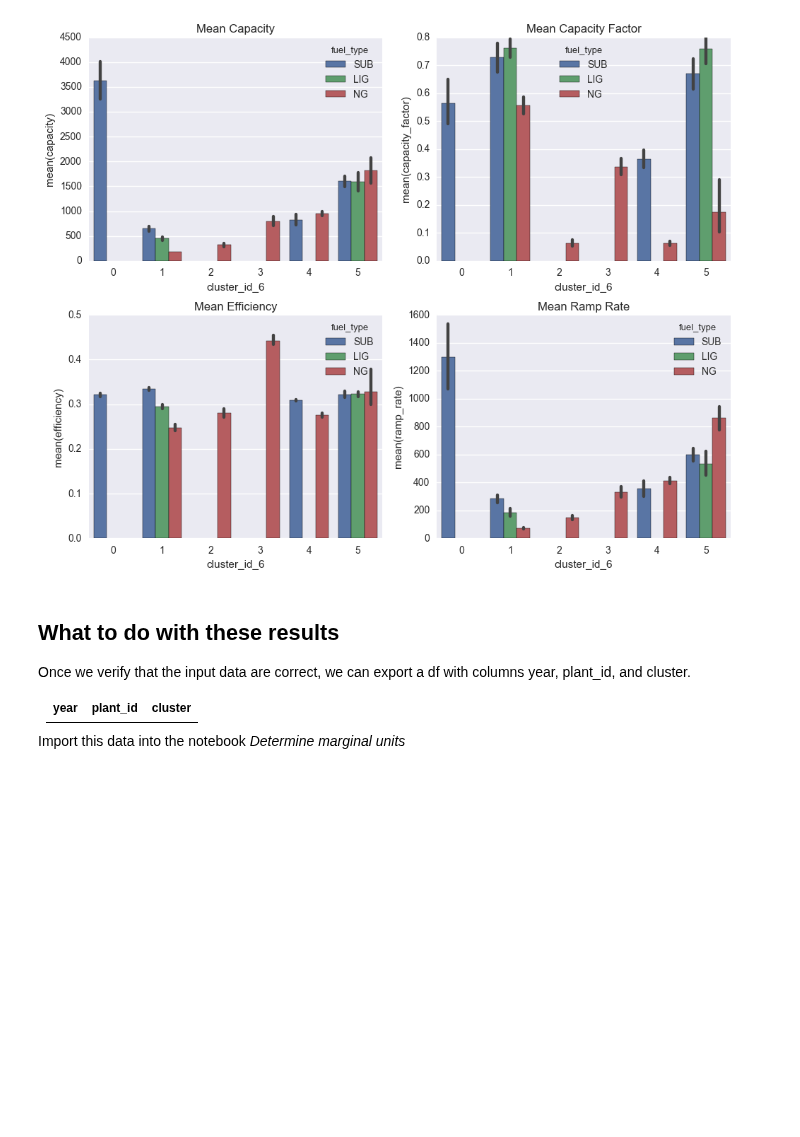
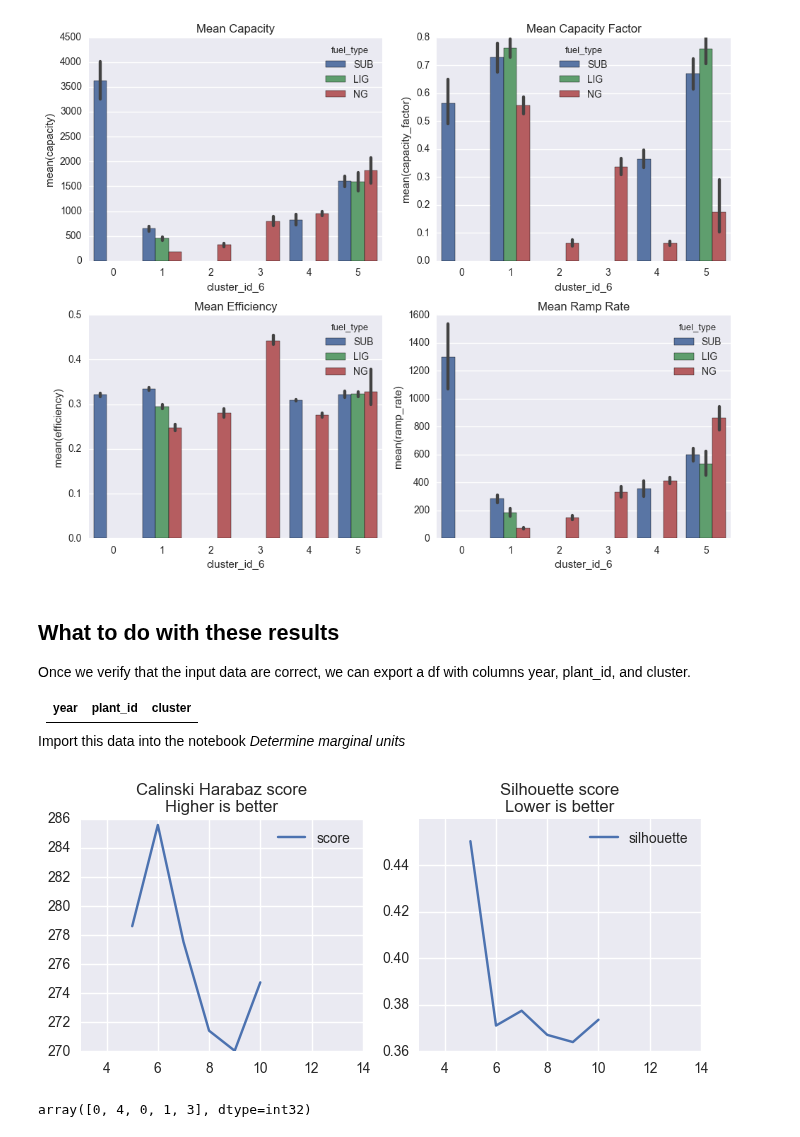
Before and after one commit to gschivley/ERCOT_power, a Jupyter notebook: Group classification/Group classification.ipynb, the cells around one changed output. Saved outputs shown, nothing was run; the diff lists cells and outputs as text; code cells hidden in the pictures; blank space fills up the shorter version.

Commit message:
Add example of using Clusters class
At the end of the notebook.

```diff
--- a/Group classification/Group classification.ipynb
+++ b/Group classification/Group classification.ipynb
@@ -316,0 +319,6 @@ export_df.to_csv('Cluster labels.csv')
+# %%
+import os
+filename = 'Cluster_Data_2.csv'
+path = '../Clean Data'
+fullpath = os.path.join(path, filename)
+cluster = Clusters(fullpath)
@@ -316,0 +327,9 @@ export_df.to_csv('Cluster labels.csv')
+# %%
+cluster.evaluate_clusters()
+# %% [output]
+[figure, added]
+# %%
+cluster_labels = cluster.export_cluster_id(k=6)
+cluster_labels[:5]
+# %% [output]
+array([0, 4, 0, 1, 3], dtype=int32)
```
Also changed, not shown: parts of 3 cells of this notebook.
